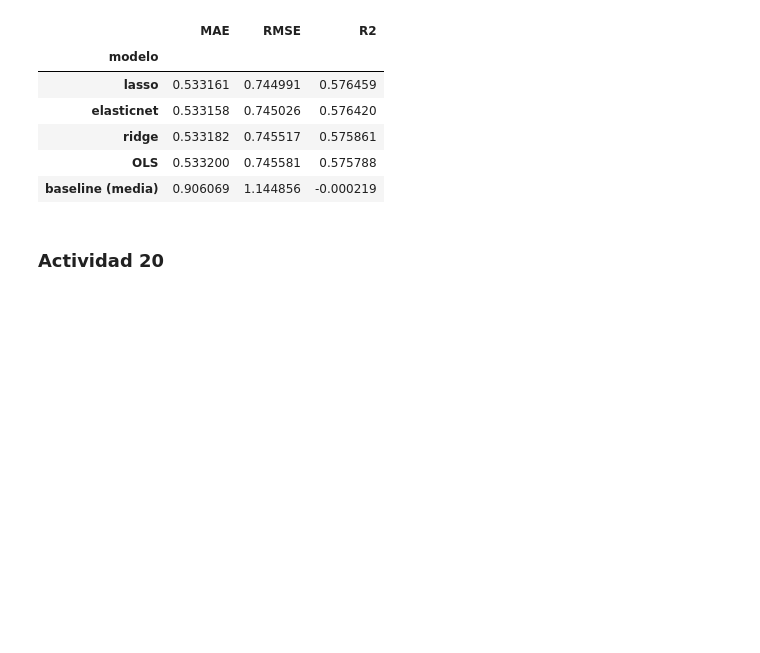
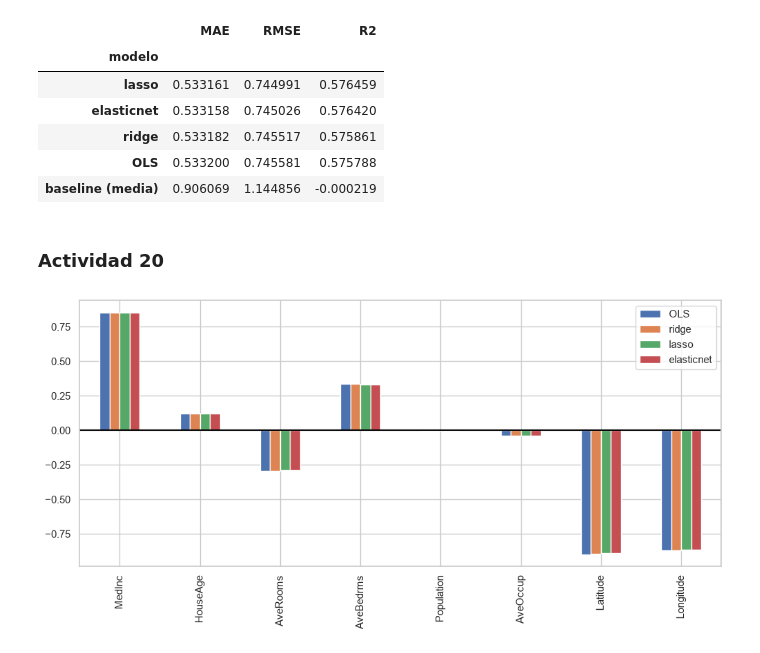
Before and after one commit to marcell-llerena/datascience-g8, a Jupyter notebook: notebooks/20260902_33_regresion_lineal.ipynb, the cells around one changed output. Drawn from its saved outputs; the diff is of its cells as text; code cells hidden in the pictures; blank space fills up the shorter version.

```diff
--- a/notebooks/20260902_33_regresion_lineal.ipynb
+++ b/notebooks/20260902_33_regresion_lineal.ipynb
@@ -399,3 +399,17 @@ pd.DataFrame(rows).set_index("modelo").sort_values("RMSE")
 | baseline (media) | 0.906069 | 1.144856 | -0.000219 |
 # %% [markdown]
 ### Actividad 20
+# %%
+coef_models = {
+    "OLS": ols_pipeline.named_steps["model"].coef_
+}
+
+for name, model in models.items():
+    coef_models[name] = model.best_estimator_.named_steps["model"].coef_
+
+coef_table = pd.DataFrame(coef_models, index=X.columns)
+coef_table.plot(kind="bar", figsize=(12, 5))
+plt.axhline(0, color="black")
+plt.show()
+# %% [output]
+[figure, added]
```
Also changed, not shown: parts of 12 cells of this notebook.
